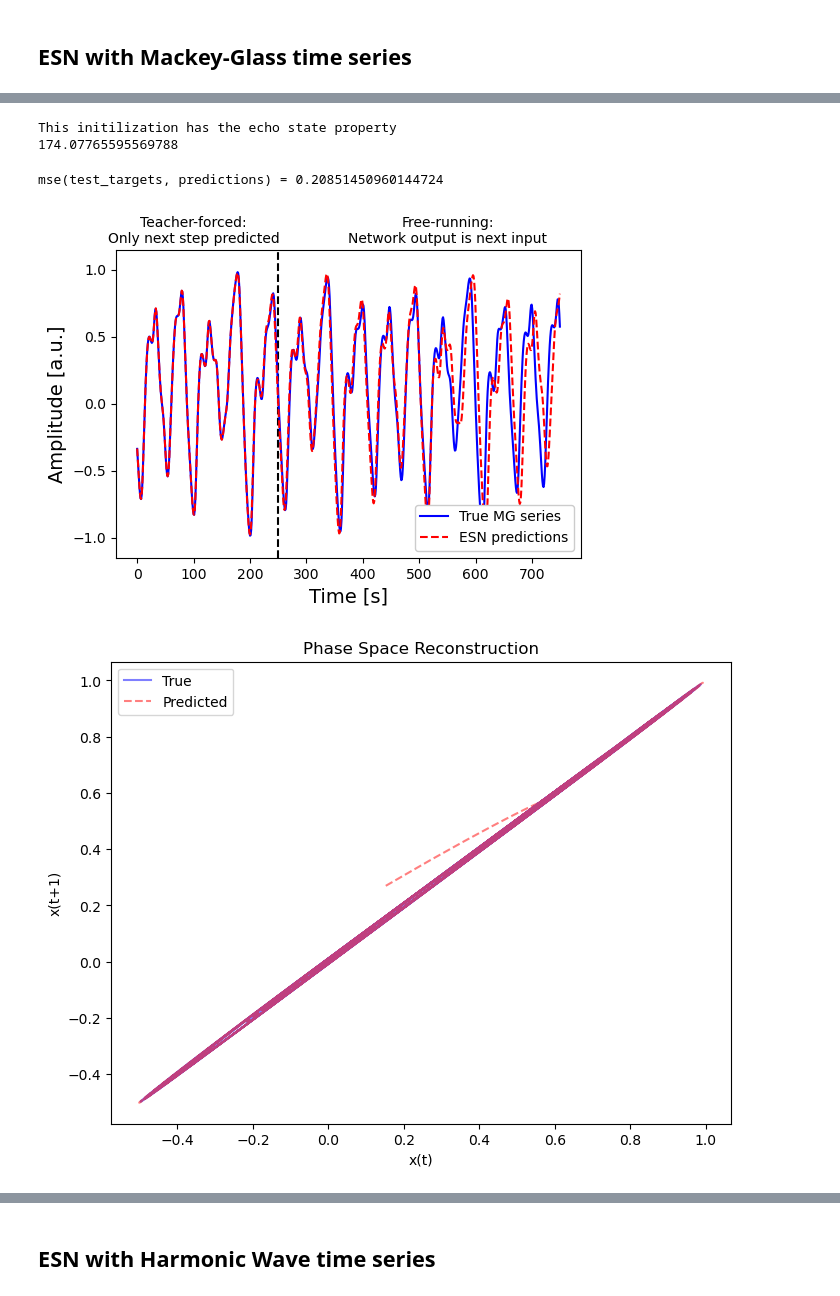
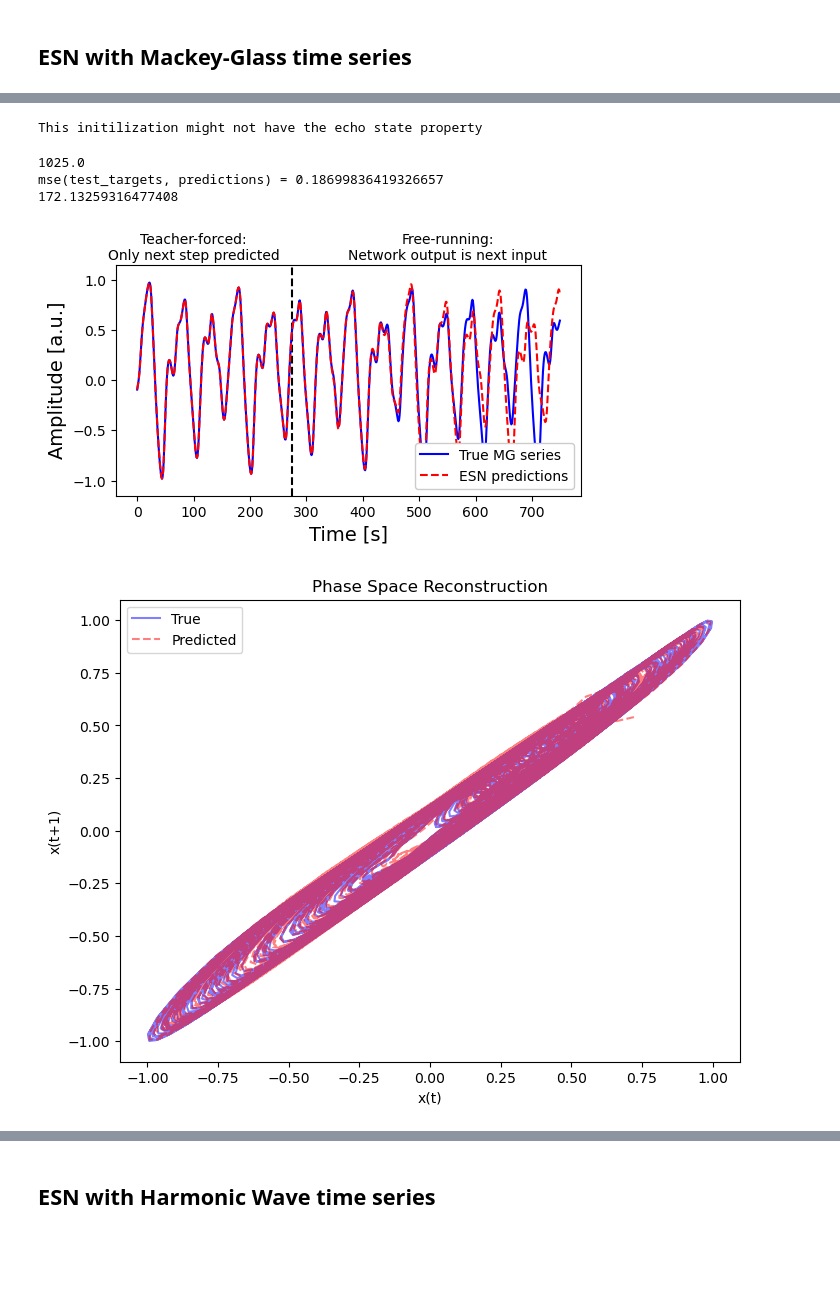
Before and after one commit to TMKamsma/Pyontronics, a Jupyter notebook: demo.ipynb, the cells around one changed output, grey strips where cells are left out. Saved outputs shown, nothing was run; the diff lists cells and outputs as text; code cells hidden in the pictures; blank space fills up the shorter version.

```diff
--- a/demo.ipynb
+++ b/demo.ipynb
@@ -81,8 +77,8 @@ esn = EchoStateNetwork(
     output_dim=1,
     leaking_rate=0.9,
     step_size=dt_mg,
-    time_scale=1/0.44,
-    spectral_radius=0.5,
+    time_scale=1/0.45,
+    spectral_radius=0.9,
     sparsity=0.85,
     input_scaling=0.5,
     regularization=1e-6,
@@ -99,26 +95,29 @@ predictions = esn.predict(test_inputs)
 
 # Calculate prediction error after network settled from np.zeroes initialization
 print(f"{mse(test_targets, predictions) = }")
+
+print(esn.physical_length)
 # %% [output]
-This initilization has the echo state property
-174.07765595569788
+This initilization might not have the echo state property
-mse(test_targets, predictions) = 0.20851450960144724
+1025.0
+mse(test_targets, predictions) = 0.18699836419326657
+172.13259316477408
 # %%
-plt.figure(figsize=(6, 4))
-plt.axvline(x=250, linestyle="--", color='black')
+plt.figure(figsize=(6, 3))
+plt.axvline(x=275, linestyle="--", color='black')
 plt.text(100, 1.2, 'Teacher-forced:\nOnly next step predicted', dict(size=10), horizontalalignment='center')
 plt.text(550, 1.2, 'Free-running:\nNetwork output is next input', dict(size=10), horizontalalignment='center')
 plt.plot(test_targets[750:1500], label="True MG series", alpha=1, color='blue')
 plt.plot(predictions[750:1500], label="ESN predictions", linestyle="--", alpha=1, color='red')
 # plt.title("Mackey-Glass Time Series Prediction (First 400 Steps)")
 plt.xlabel("Time [s]", fontsize=14)
 plt.ylabel("Amplitude [a.u.]", fontsize=14)
 plt.ylim(-1.15, 1.15)
 plt.legend(loc='lower right',framealpha=1)
 plt.savefig("output/mg_prediction_plot.pdf")
 plt.savefig("output/mg_prediction_plot.png")
 # %% [output]
-[figure, old version]
+[figure, new version]
 # %%
 # Plot phase space reconstruction
 plt.figure(figsize=(8, 6))
@@ -143,4 +142,4 @@ plt.legend()
 plt.savefig("output/mg_phase_space_plot.pdf")
 plt.savefig("output/mg_phase_space_plot.png")
 # %% [output]
-[figure, old version]
+[figure, new version]
```
Also changed, not shown: parts of 9 cells of this notebook, 7 other files.
